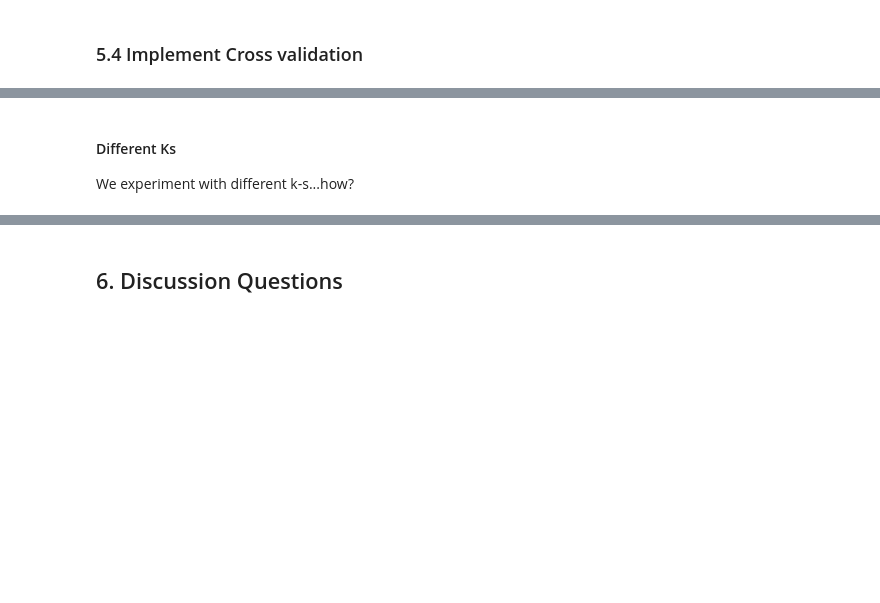
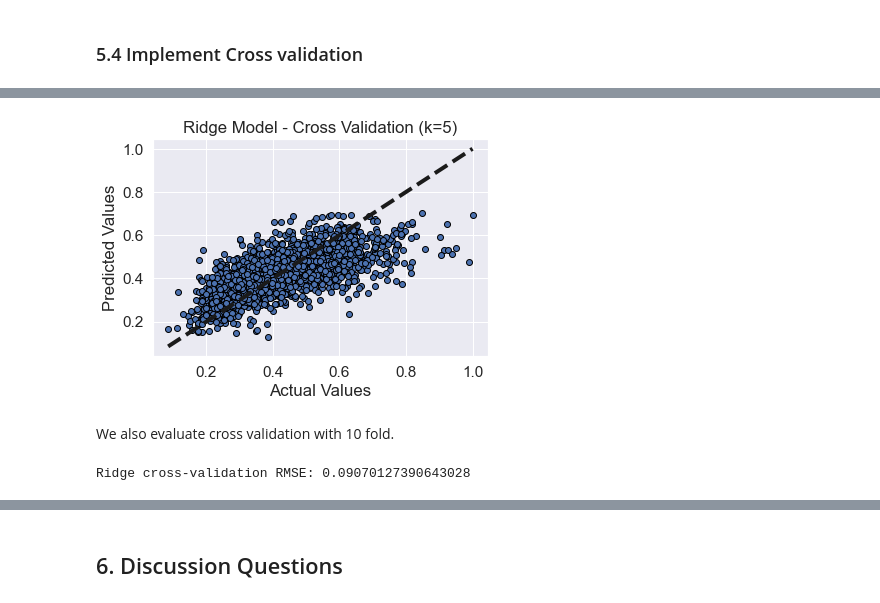
Before and after one commit to yaelnidam/CSS_Project2_Team1_Fall2020, a Jupyter notebook: project2_version2.ipynb, the cells around one changed output, grey strips where cells are left out. Saved outputs shown, nothing was run; the diff lists cells and outputs as text; code cells hidden in the pictures; blank space fills up the shorter version.

```diff
--- a/project2_version2.ipynb
+++ b/project2_version2.ipynb
@@ -1308,12 +1269,19 @@ print("Ridge cross-validation RMSE:", rmse(ridge_crossval_pred, Y))
 # %%
 # show fit on the test set
 fig, ax = plt.subplots()
 ax.scatter(Y, ridge_crossval_pred, edgecolors=(0, 0, 0))
 ax.plot([Y.min(), Y.max()], [Y.min(), Y.max()], 'k--', lw=4)
 ax.set_xlabel('Actual Values')
 ax.set_ylabel('Predicted Values')
-plt.title('Ridge Model - Cross Validation')
+plt.title('Ridge Model - Cross Validation (k=5)')
 plt.show()
+# %% [output]
+[figure, added]
-# %% [markdown]
-#### Different Ks
-We experiment with different k-s...how?
+# %% [markdown]
+We also evaluate cross validation with 10 fold.
+# %%
+ridge_crossval_pred2 = cross_val_predict(ridge_reg, X, Y, cv = 10)
+
+print("Ridge cross-validation RMSE:", rmse(ridge_crossval_pred2, Y))
+# %% [output]
+Ridge cross-validation RMSE: 0.09070127390643028
```
Also changed, not shown: parts of 35 cells of this notebook.
